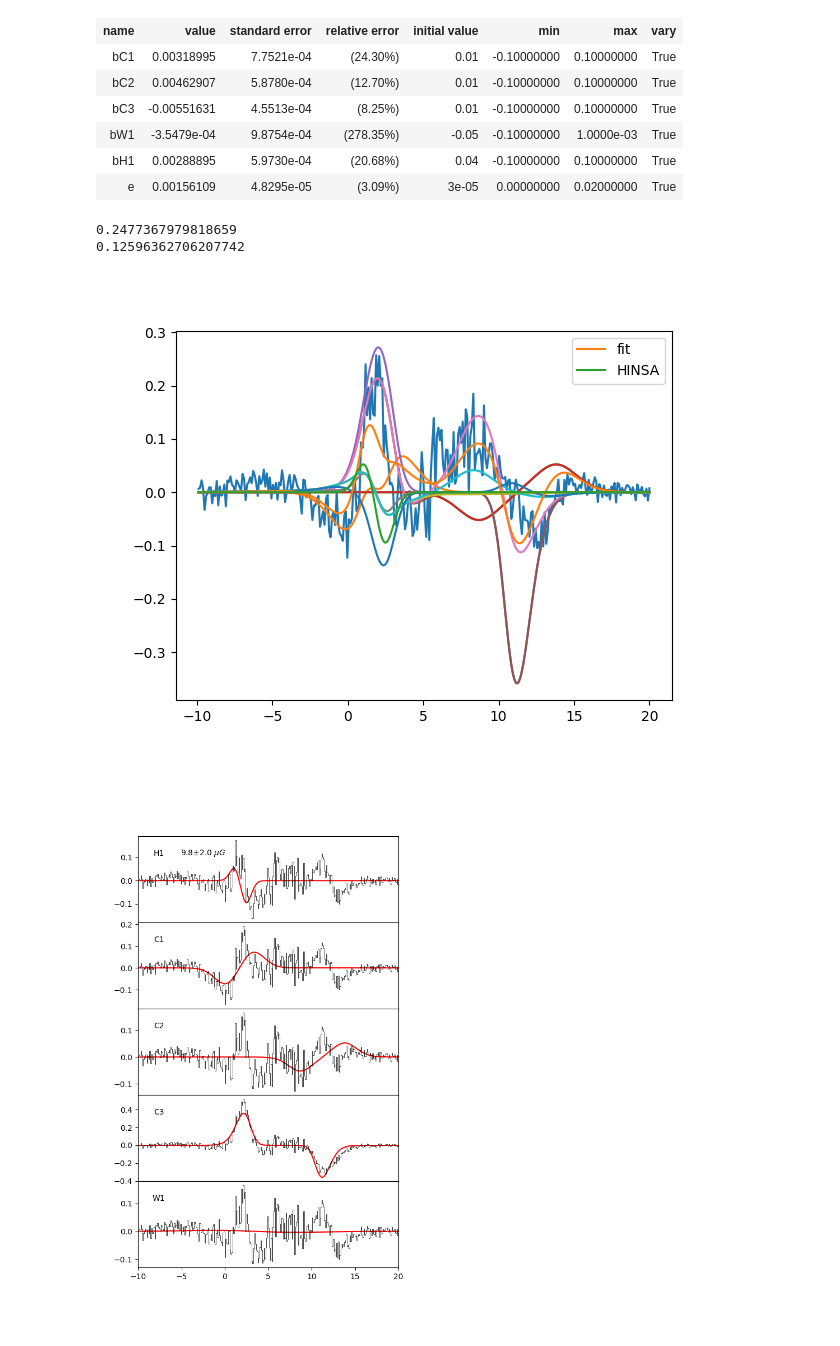
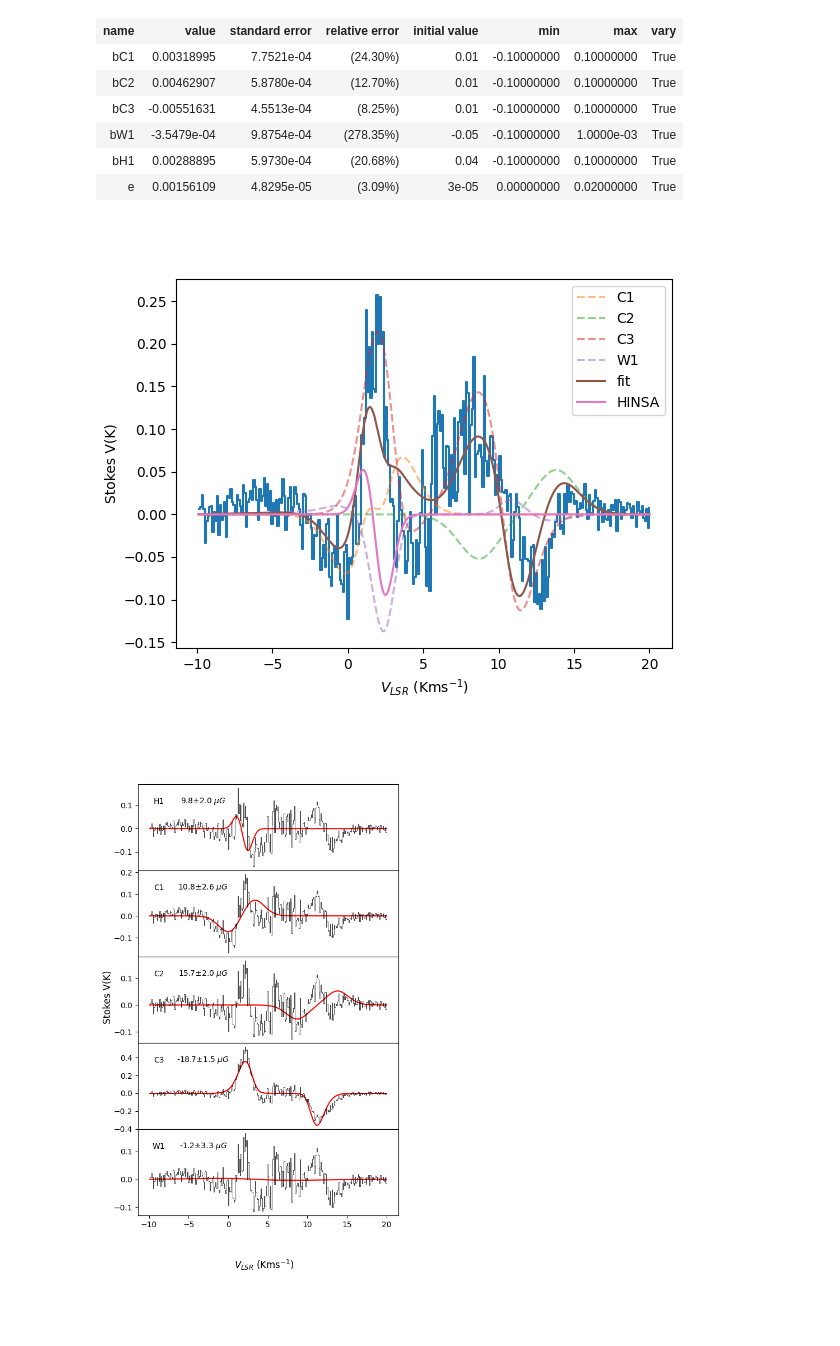
Before and after one commit to UjwalReddy267/ZeemanStokes, a Jupyter notebook: autofit.ipynb, the cells around one changed output. Cells and saved outputs as stored; diff of their text form; code cells hidden in the pictures; blank space fills up the shorter version.

```diff
--- a/autofit.ipynb
+++ b/autofit.ipynb
@@ -162,10 +162,13 @@ class ZeemanStokes:
             tot+=I
         return tot
 
-    def plotI(self,ax):
+    def plotI(self):
         I_tot = 0
         I_noHINSA_tot = 0
+        fig,ax =plt.subplots(1)
         ax.plot(self.x,self.stk_i)
+        ax.set_ylabel("Stokes I(K)")
+        ax.set_xlabel(r"$V_{LSR}$ (Kms$^{-1}$)")
         for n,id in enumerate(self.order):
             comp = self.components[id]
             if comp.type == 'HINSA':
@@ -218,9 +221,10 @@ class ZeemanStokes:
         V_tot_LCP = 0
         V_noHINSA_tot_RCP = 0
         V_noHINSA_tot_LCP = 0
-        fig1,ax1 = plt.subplots(1)
-
-        ax1.plot(self.x,self.stk_v-self.Vresult.params['e']*stk_i)
+        fig1,ax = plt.subplots(1)
+        ax.set_ylabel("Stokes V(K)")
+        ax.set_xlabel(r"$V_{LSR}$ (Kms$^{-1}$)")
+        ax.step(self.x,self.stk_v-self.Vresult.params['e']*stk_i)
 
         for n,id in enumerate(self.order):
             comp = self.components[id]
@@ -233,27 +237,27 @@ class ZeemanStokes:
                 if comp_.type != 'HINSA':
                     V_noHINSA = comp_.V_passthrough(V_noHINSA,self.x)
                 V = comp_.V_passthrough(V,self.x)
-                ax1.plot(self.x,V[0]-V[1])
-            #ax1.plot(self.x,V_noHINSA,label=id)
+            ax.plot(self.x,V[0]-V[1],linestyle='--',alpha=0.5,label=id)
+            #ax.plot(self.x,V_noHINSA,label=id)
             V_tot_RCP += V[0]
             V_tot_LCP += V[1]
             V_noHINSA_tot_RCP += V_noHINSA[0]
             V_noHINSA_tot_LCP += V_noHINSA[1]
         V_tot = V_tot_RCP - V_tot_LCP
         V_noHINSA_tot = V_noHINSA_tot_RCP - V_noHINSA_tot_LCP
-        print(np.max(self.Vresult.params['e']*stk_i))
-        print(np.max(V_tot))
         fit = V_tot #+ self.Vresult.params['e']*self.stk_i
         resV = self.stk_v - fit - self.Vresult.params['e']*self.stk_i
         HINSAV = V_tot - V_noHINSA_tot
-        ax1.plot(self.x,fit,label='fit')
-        ax1.plot(self.x,HINSAV,label = 'HINSA')
-        ax1.legend()
+        ax.plot(self.x,fit,label='fit')
+        ax.plot(self.x,HINSAV,label = 'HINSA')
+        ax.legend()
         if plotComponents == True:
             self.plotComponents(pc,resV,HINSAV)
 
     def plotComponents(self,pc,res,HINSAV):
         fig,ax = plt.subplots(len(self.order),figsize=(6,2*len(self.order)),sharex=True,gridspec_kw={'hspace':0})
+        fig.supylabel("Stokes V(K)")
+        fig.supxlabel(r"$V_{LSR}$ (Kms$^{-1}$)")
         for n,id in enumerate(self.order):
             comp = self.components[id]
             if comp.type !='HINSA':
@@ -267,12 +271,14 @@ class ZeemanStokes:
             else:
                 V = HINSAV
             B = comp.calcB()
-            ax[n].set_xlim(-10,20)
+            #ymin = 1.1*np.max(abs(res+v))
+            #ymax = -1.1*np.min(abs(res+v))
+            #ax[n].set_xlim(-10,20)
             ax[n].plot(vel, V,'r-')
             ax[n].step(vel, res+V,'k-', label=r"data",linewidth=0.5)
             ax[n].text(0.08,1-0.15*8/6, self.order[n],horizontalalignment='center',verticalalignment='center',
                     transform=ax[n].transAxes, fontsize=10)
-            ax[0].text(0.25,1-0.15*8/6,"{:2.1f}\u00B1{:2.1f} ".format(B[0],B[1])+r'$\mu G$' ,horizontalalignment='center',verticalalignment='center',
+            ax[n].text(0.25,1-0.15*8/6,"{:2.1f}\u00B1{:2.1f} ".format(B[0],B[1])+r'$\mu G$' ,horizontalalignment='center',verticalalignment='center',
                     transform=ax[n].transAxes, fontsize=10)
 # %%
 #Define number of cnm and wnm components and their starting parameters
@@ -351,9 +356,7 @@ display(stokesIModel.Vresult.params)
 | bH1 | 0.00288895 | 5.9730e-04 | (20.68%) | 0.04 | -0.10000000 | 0.10000000 | True |
 | e | 0.00156109 | 4.8295e-05 | (3.09%) | 3e-05 | 0.00000000 | 0.02000000 | True |
 # %%
-stokesIModel.plotV(True,False)
+stokesIModel.plotV(True,True)
 # %% [output]
-0.2477367979818659
-0.12596362706207742
-[figure, old version]
+[figure, new version]
-[figure, old version]
+[figure, new version]
```
Also changed, not shown: parts of 2 cells of this notebook.
